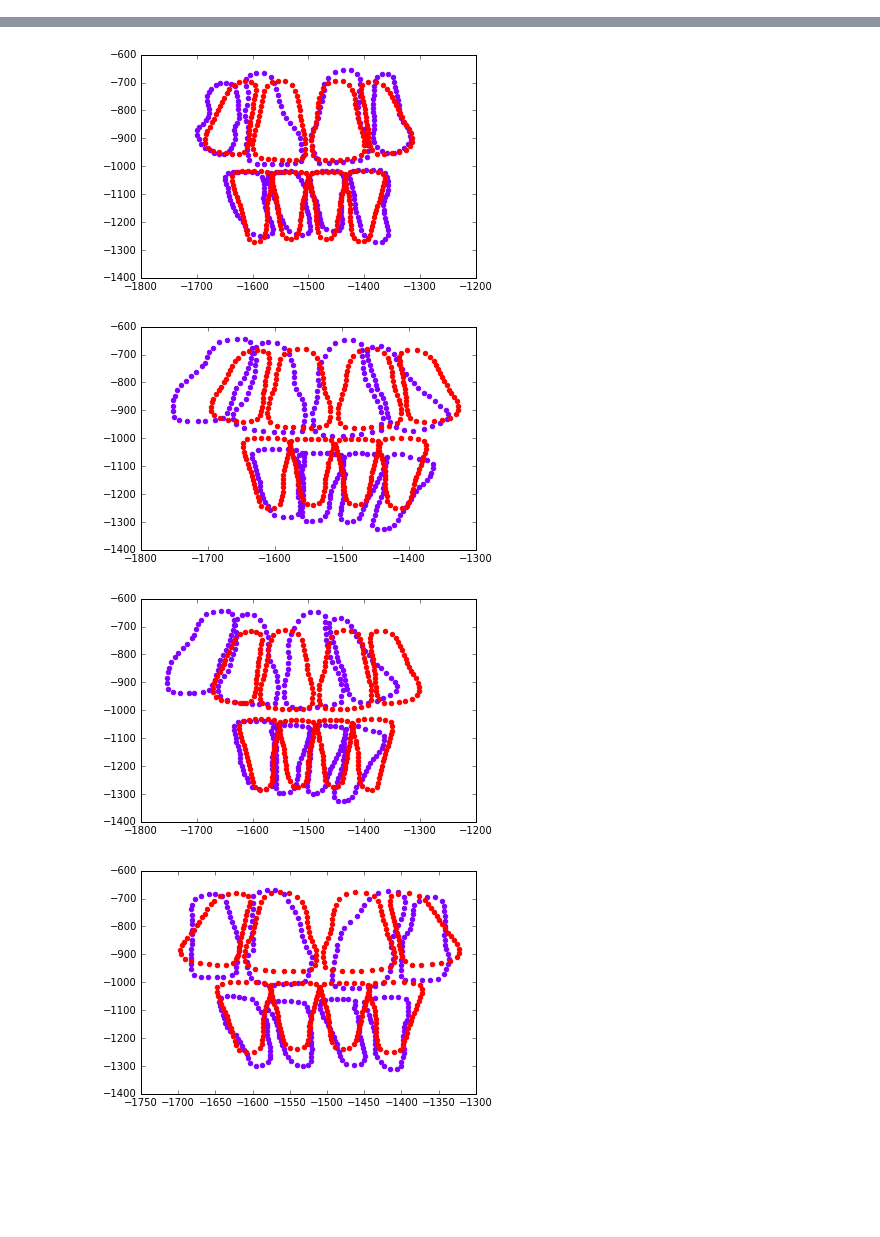
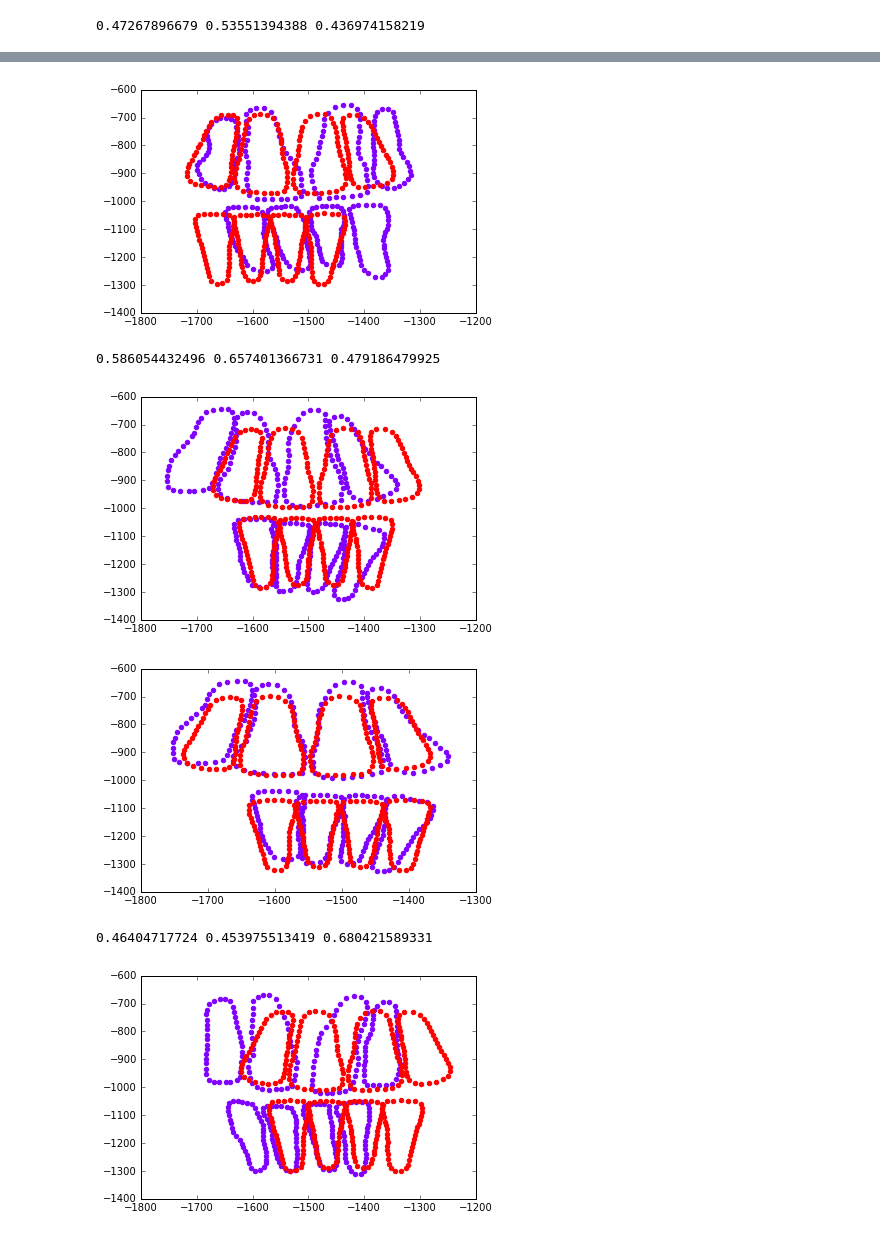
Before and after one commit to bhatturam/IncisorSegmentation, a Jupyter notebook: src/Latest.ipynb, the cells around one changed output, grey strips where cells are left out. Drawn from its saved outputs; the diff is of its cells as text; code cells hidden in the pictures; blank space fills up the shorter version.

```diff
--- a/src/Latest.ipynb
+++ b/src/Latest.ipynb
@@ -108,27 +108,37 @@ for split in LeaveOneOutSplitter(data,Dataset.ALL_TRAINING_IMAGES,Dataset.ALL_TE
     test_image,test_landmark,test_segmentation = split.get_test_example()
     transformed_test_image = test_image
     transformed_training_images = training_images
-    #transformed_training_images = [cv2.medianBlur(image,5) for image in transformed_training_images]
-    #transformed_test_image = cv2.medianBlur(transformed_test_image,5)
+    transformed_training_images = [cv2.medianBlur(image,5) for image in transformed_training_images]
+    split_training_landmarks = tooth_splitter(training_landmarks,2)
+    transformed_test_image = cv2.medianBlur(transformed_test_image,5)
     shape_model = PointDistributionModel(training_landmarks,pca_variance_captured=0.99,use_transformation_matrix=True,project_to_tangent_space=True)
+    upper_shape_model = PointDistributionModel(split_training_landmarks[0],pca_variance_captured=0.99,use_transformation_matrix=True,project_to_tangent_space=True)
+    lower_shape_model = PointDistributionModel(split_training_landmarks[1],pca_variance_captured=0.99,use_transformation_matrix=True,project_to_tangent_space=True)
     #grey_model = GreyModel(transformed_training_images, training_landmarks,patch_num_pixels_length=4,patch_num_pixels_width=5,
     #                       search_num_pixels=16,use_template_match=False, use_laplacian=True,use_gradient=False,
     #             normalize_patch=True, use_moded_pca_model=False, mpca_variance_captured=0.9,
     #             normal_point_neighborhood=2)
     #active_shape_model = ActiveShapeModel(shape_model,grey_model)
-    appearance_model = AppearanceModel(transformed_training_images,shape_model,[5,5],[1,1])
+    appearance_model = AppearanceModel(transformed_training_images,shape_model,[1,1],[1,1])
+    upper_appearance_model = AppearanceModel(transformed_training_images,upper_shape_model,[1.5,1.5],[2,2])
+    lower_appearance_model = AppearanceModel(transformed_training_images,lower_shape_model,[1.5,1.5],[2,2])
     #new_shape,_= grey_model.search(transformed_test_image,test_landmark)
     #newer_shape,_,_ = shape_model.fit(new_shape)
     #newest_shape,_,_ = active_shape_model.fit(transformed_test_image,initial_shape=test_landmark)
     centroid_shape = appearance_model.get_default_shape()
+    upper_centroid_shape = upper_appearance_model.get_default_shape()
+    lower_centroid_shape = lower_appearance_model.get_default_shape()
     appearance_shape = appearance_model.fit(transformed_test_image)
+    upper_appearance_shape = upper_appearance_model.fit(transformed_test_image)
+    lower_appearance_shape = lower_appearance_model.fit(transformed_test_image)
+    appearance_shape2 = upper_appearance_shape.concatenate(lower_appearance_shape)
     #plot_shapes([test_landmark,new_shape])
     #plot_shapes([test_landmark,newer_shape])
     #plot_shapes([test_landmark,newest_shape])
-    plot_shapes([test_landmark,centroid_shape])
     plot_shapes([test_landmark,appearance_shape])
+    plot_shapes([test_landmark,appearance_shape2])
     #print split.get_dice_error_on_test(new_shape),split.get_dice_error_on_test(newer_shape),split.get_dice_error_on_test(newest_shape),split.get_dice_error_on_test(centroid_shape),split.get_dice_error_on_test(appearance_shape)
-    split.get_dice_error_on_test(centroid_shape),split.get_dice_error_on_test(appearance_shape)
+    print split.get_dice_error_on_test(centroid_shape),split.get_dice_error_on_test(appearance_shape),split.get_dice_error_on_test(appearance_shape2)
     #error_list.append(split.get_dice_error_on_test(newest_shape))
     i = i+1
     if i >= 1:
@@ -139,0 +150 @@ for split in LeaveOneOutSplitter(data,Dataset.ALL_TRAINING_IMAGES,Dataset.ALL_TE
+0.47267896679 0.53551394388 0.436974158219
@@ -141,4 +152,6 @@ for split in LeaveOneOutSplitter(data,Dataset.ALL_TRAINING_IMAGES,Dataset.ALL_TE
-[figure, old version]
+[figure, new version]
+0.586054432496 0.657401366731 0.479186479925
-[figure, old version]
+[figure, new version]
-[figure, old version]
+[figure, new version]
+0.46404717724 0.453975513419 0.680421589331
-[figure, old version]
+[figure, new version]
```
Also changed, not shown: parts of 1 cell of this notebook.
